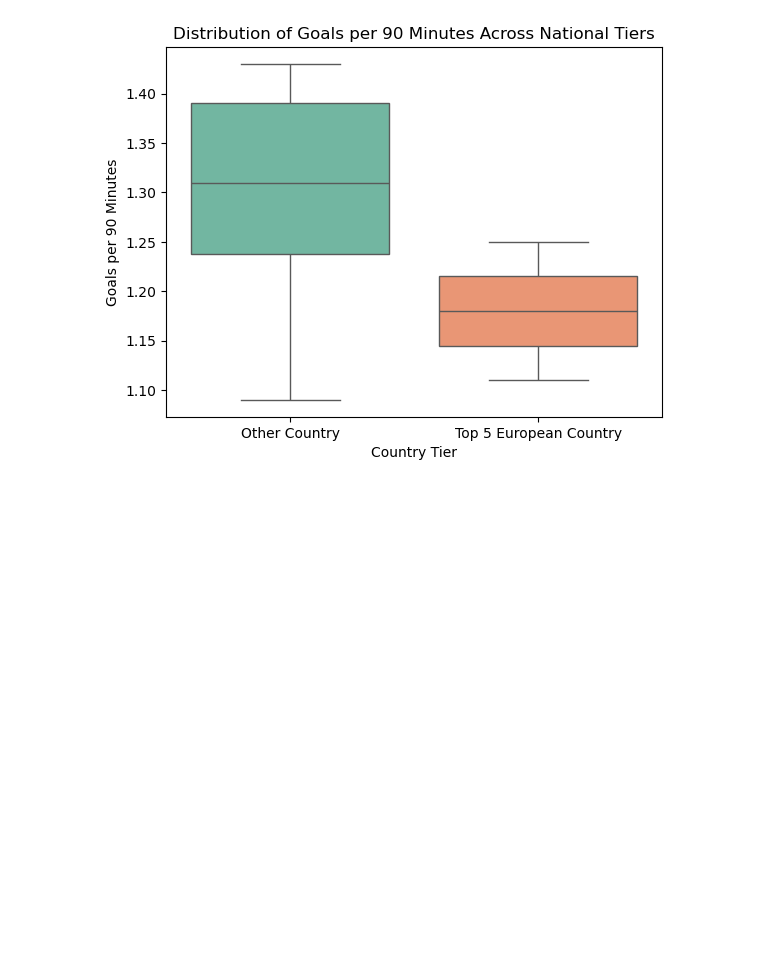
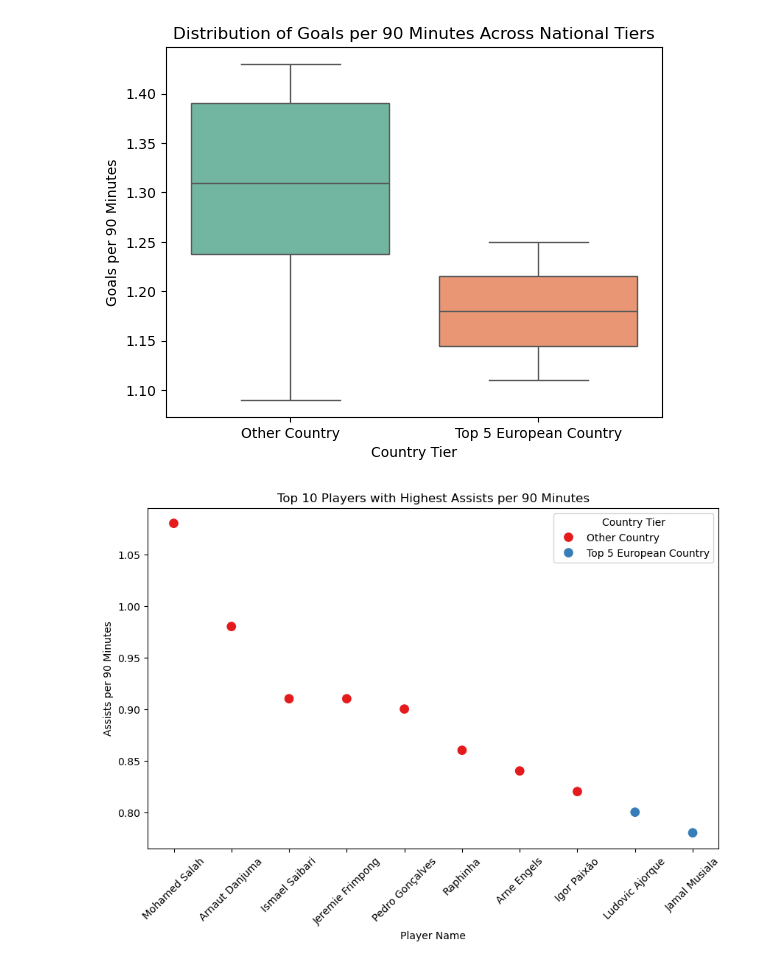
Before and after one commit to AJD1888/ucl-2025-national-performance-analysis, a Jupyter notebook: ucl-2025-national-performace-analysis.ipynb, the cells around one changed output. Drawn from its saved outputs; the diff is of its cells as text; code cells hidden in the pictures; blank space fills up the shorter version.

```diff
--- a/ucl-2025-national-performace-analysis.ipynb
+++ b/ucl-2025-national-performace-analysis.ipynb
@@ -450,3 +450,17 @@ Passing `palette` without assigning `hue` is deprecated and will be removed in v
 
   sns.boxplot(x="Country_tier", y="Goals per 90 minutes", data=top_10_goals_per_90, palette="Set2")
 [figure]
+# %%
+# show a scatter plot of the top 10 players with the highest assists per 90 minutes in the competition
+# use country tier as the hue to show which players are from top 5 european countries and which are from other countries
+
+plt.figure(figsize=(10,6))
+sns.scatterplot(x="player_name", y="Assists per 90 minutes", hue="Country_tier", data=top_10_assists_per_90, palette="Set1", s=100)
+plt.title("Top 10 Players with Highest Assists per 90 Minutes")
+plt.xlabel("Player Name")
+plt.ylabel("Assists per 90 Minutes")
+plt.xticks(rotation=45)
+plt.legend(title="Country Tier")
+plt.show()
+# %% [output]
+[figure, added]
```
Also changed, not shown: parts of 1 cell of this notebook, 2 other files.
